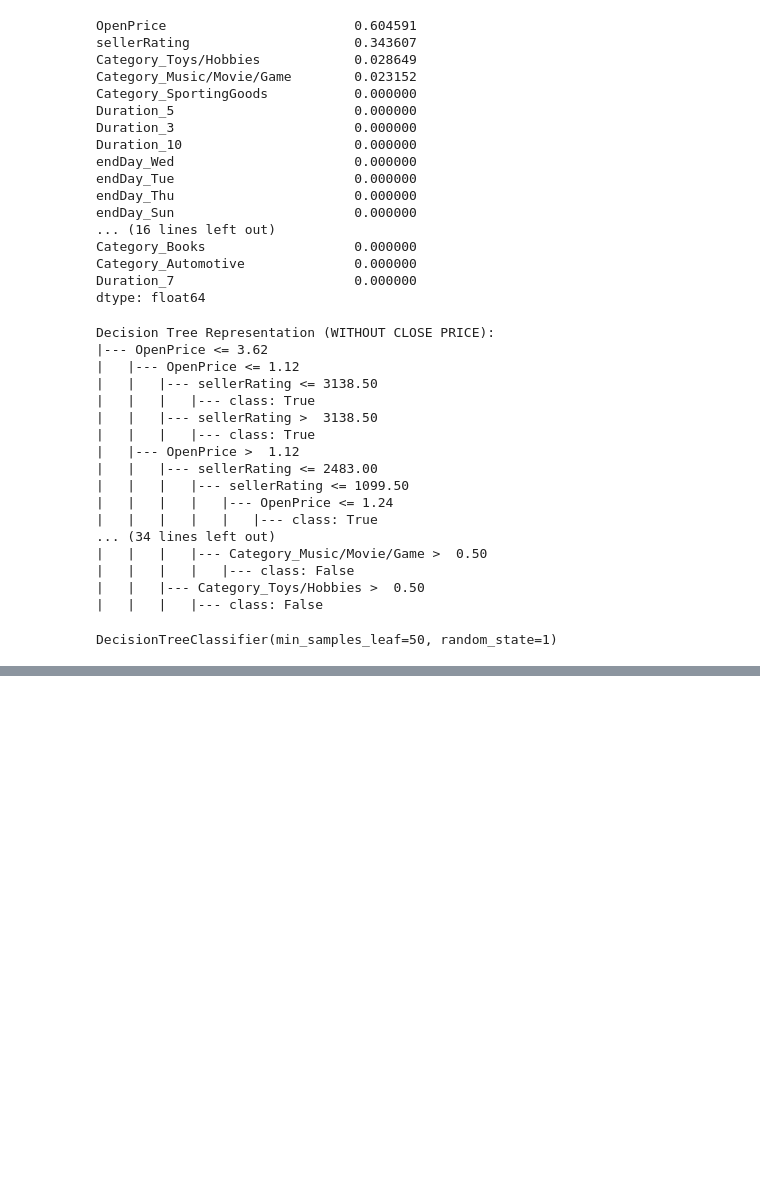
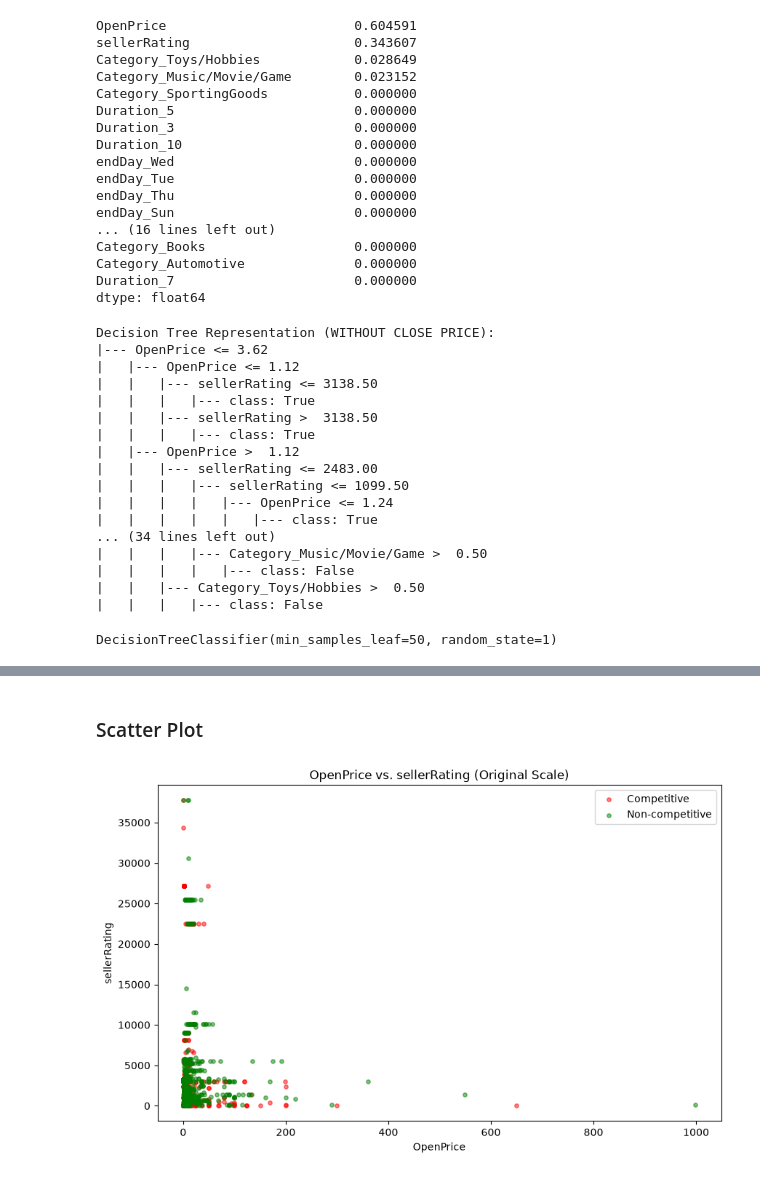
Before and after one commit to nico-contreras/RSM8413-eBayAuctions-Team8, a Jupyter notebook: groupCase2.ipynb, the cells around one changed output, grey strips where cells are left out. Cells and saved outputs as stored; diff of their text form; code cells hidden in the pictures; blank space fills up the shorter version.

```diff
--- a/groupCase2.ipynb
+++ b/groupCase2.ipynb
@@ -349,0 +428,28 @@ Actual   0   1
+# %% [markdown]
+### Scatter Plot
+# %%
+competitive = X[y == True]
+non_competitive = X[y == False]
+
+plt.figure(figsize = (10, 6))
+
+# We choose the best two predictors: Open price and Seller Rating
+# Plot competitive and non-competitive auctions
+plt.scatter(competitive['OpenPrice'],
+            competitive['sellerRating'],
+            color = 'red', label = 'Competitive',
+            s = 15, alpha = 0.5)
+
+plt.scatter(non_competitive['OpenPrice'],
+            non_competitive['sellerRating'],
+            color = 'green', label = 'Non-competitive',
+            s = 15, alpha = 0.5)
+
+plt.xlabel('OpenPrice')
+plt.ylabel('sellerRating')
+plt.title('OpenPrice vs. sellerRating (Original Scale)')
+plt.legend()
+
+plt.show()
+# %% [output]
+[figure, added]
```
Also changed, not shown: parts of 20 cells of this notebook.
